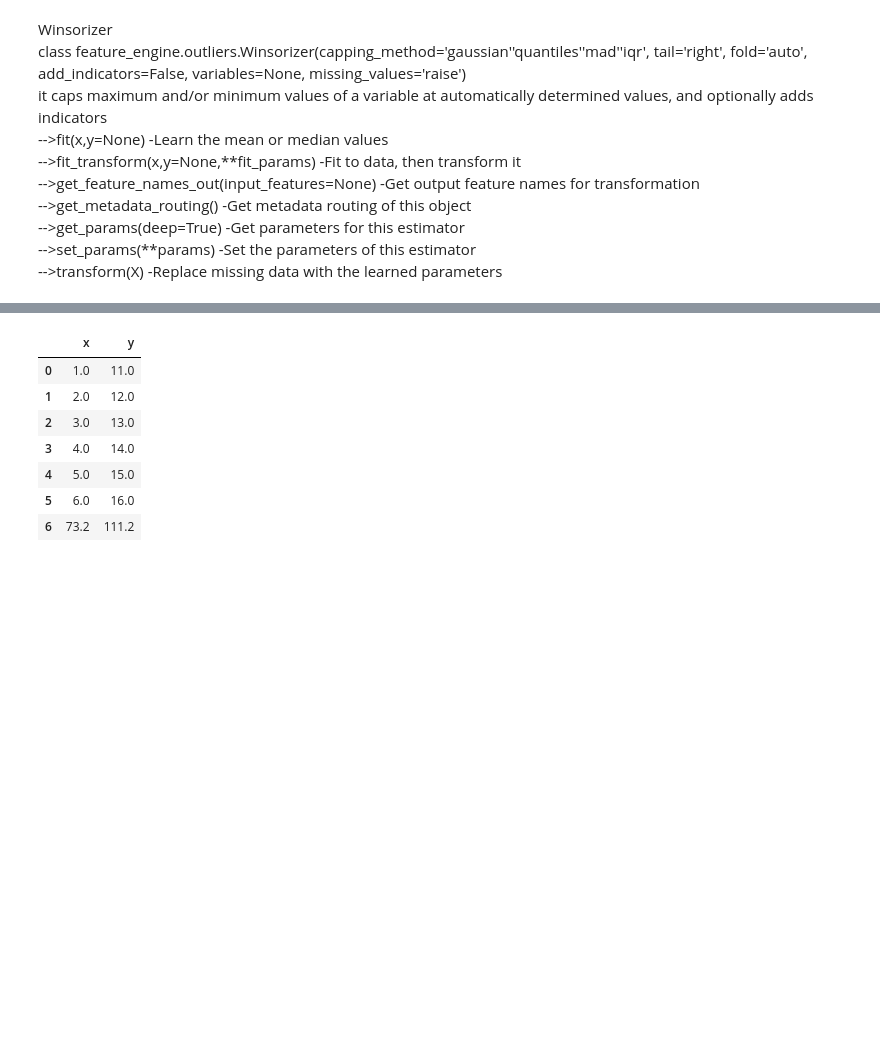
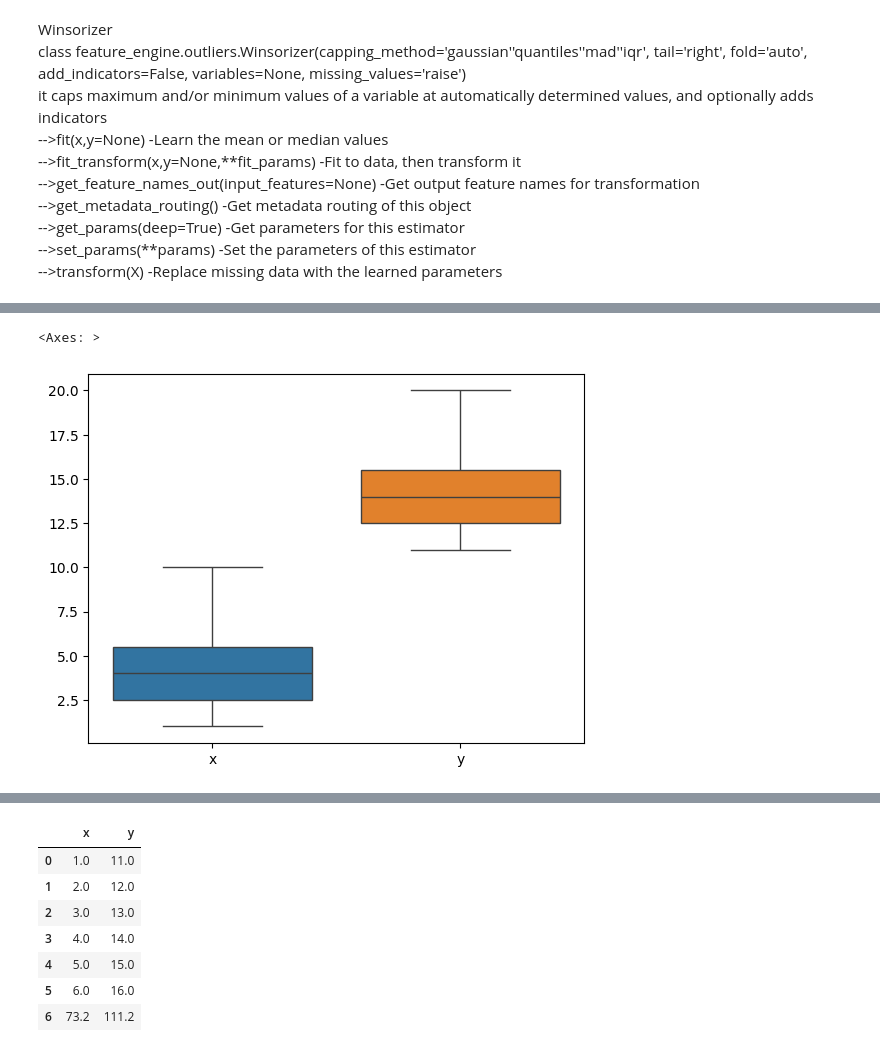
Before and after one commit to prashant-210110/programs, a Jupyter notebook: 4.E.D.A/full_cleaning/outlierhandeling.ipynb, the cells around one changed output, grey strips where cells are left out. Drawn from its saved outputs; the diff is of its cells as text; code cells hidden in the pictures; blank space fills up the shorter version.

```diff
--- a/4.E.D.A/full_cleaning/outlierhandeling.ipynb
+++ b/4.E.D.A/full_cleaning/outlierhandeling.ipynb
@@ -48,2 +45,7 @@ model_win.fit_transform(data)                   #q3+1.5*iqr,q1-1.5*iqr
+# %%
+sns.boxplot(data=win_data)
+# %% [output]
+<Axes: >
+[figure, added]
 # %%
 model_win=Winsorizer(capping_method="mad")      #median+-3.29*mad
```
Also changed, not shown: parts of 8 cells of this notebook, 5 other files.
